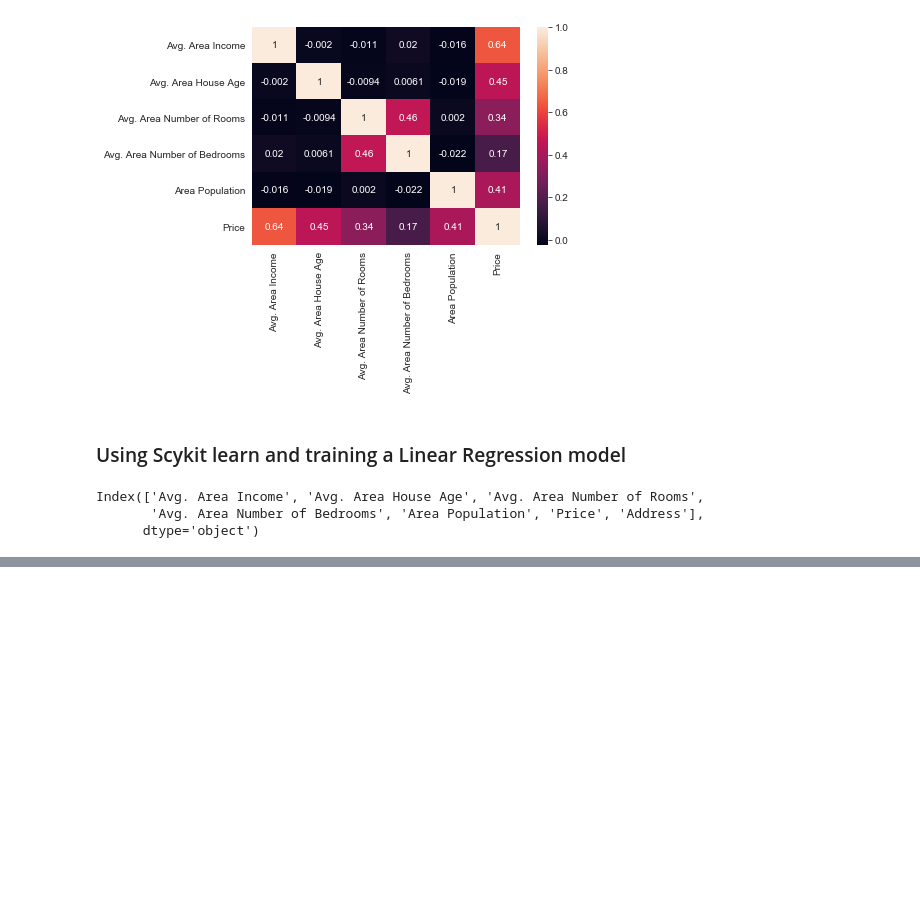
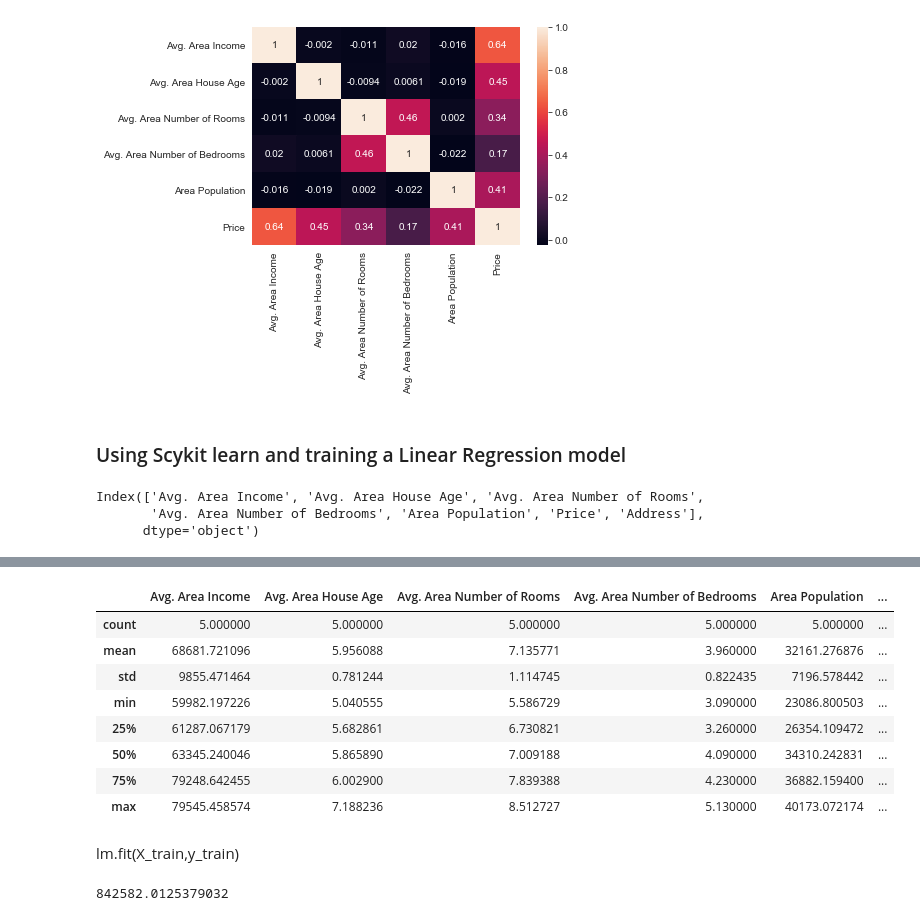
Before and after one commit to appwebtech/Data-Science, a Jupyter notebook: 9_linear_regression/Linear Regression.ipynb, the cells around one changed output, grey strips where cells are left out. Saved outputs shown, nothing was run; the diff lists cells and outputs as text; code cells hidden in the pictures; blank space fills up the shorter version.

```diff
--- a/9_linear_regression/Linear Regression.ipynb
+++ b/9_linear_regression/Linear Regression.ipynb
@@ -49,0 +41,2 @@ df.head()
+# %%
+USAhousing = df.head()
@@ -162,0 +196,12 @@ ValueError: could not convert string to float: '86908 Marshall Port Suite 252\nS
+# %%
+USAhousing.describe()
+# %% [output]
+|  | Avg. Area Income | Avg. Area House Age | Avg. Area Number of Rooms | Avg. Area Number of Bedrooms | Area Population | ... |
+| count | 5.000000 | 5.000000 | 5.000000 | 5.000000 | 5.000000 | ... |
+| mean | 68681.721096 | 5.956088 | 7.135771 | 3.960000 | 32161.276876 | ... |
+| std | 9855.471464 | 0.781244 | 1.114745 | 0.822435 | 7196.578442 | ... |
+| min | 59982.197226 | 5.040555 | 5.586729 | 3.090000 | 23086.800503 | ... |
+| 25% | 61287.067179 | 5.682861 | 6.730821 | 3.260000 | 26354.109472 | ... |
+| 50% | 63345.240046 | 5.865890 | 7.009188 | 4.090000 | 34310.242831 | ... |
+| 75% | 79248.642455 | 6.002900 | 7.839388 | 4.230000 | 36882.159400 | ... |
+| max | 79545.458574 | 7.188236 | 8.512727 | 5.130000 | 40173.072174 | ... |
@@ -162,0 +210,9 @@ ValueError: could not convert string to float: '86908 Marshall Port Suite 252\nS
+# %% [markdown]
+lm.fit(X_train,y_train)
+# %%
+# Model Evaluation
+
+# print the intercept
+print(lm.intercept_)
+# %% [output]
+842582.0125379032
```
Also changed, not shown: parts of 20 cells of this notebook.
